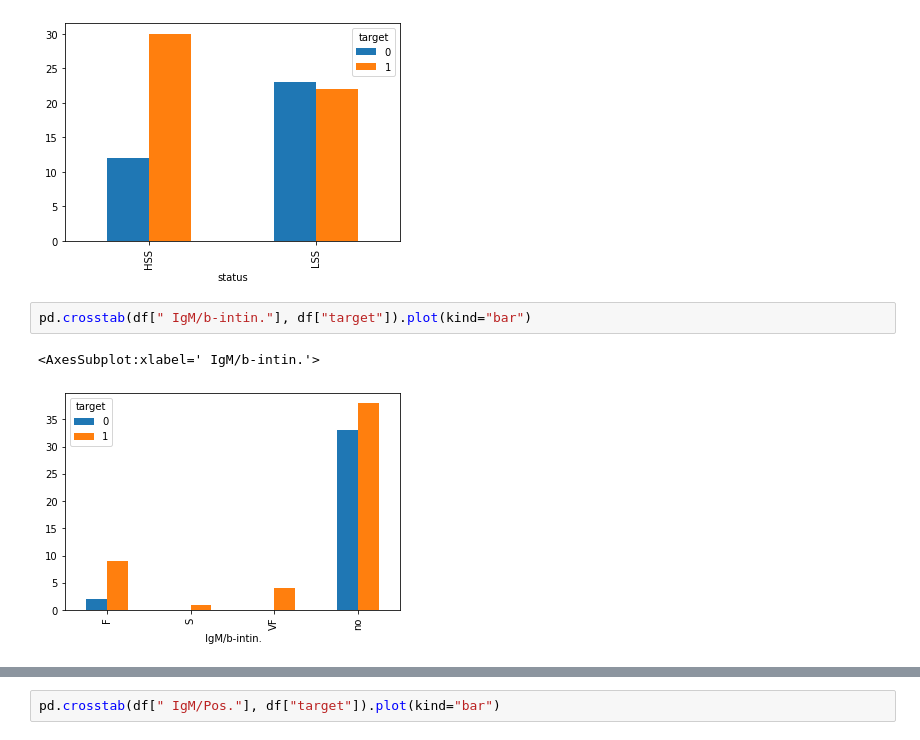
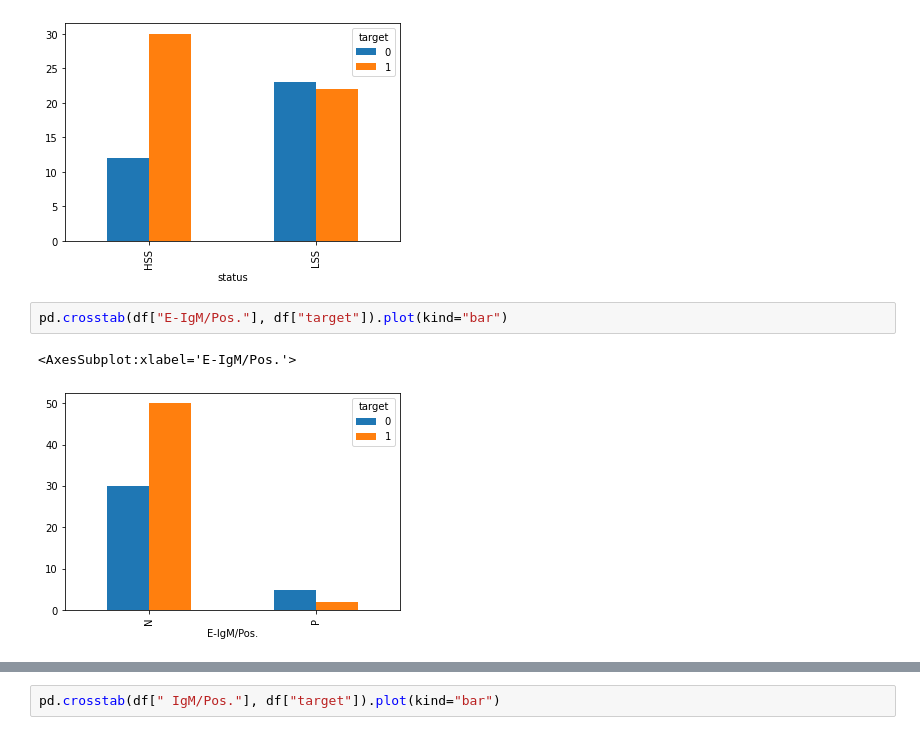
Before and after one commit to fasemoreakinyemi/2021-09-23-Digital_Cooperation_Fellowship_Project, a Jupyter notebook: analysis_folder/analysis_second_dataset.ipynb, the cells around one changed output, grey strips where cells are left out. Drawn from its saved outputs; the diff is of its cells as text.

```diff
--- a/analysis_folder/analysis_second_dataset.ipynb
+++ b/analysis_folder/analysis_second_dataset.ipynb
@@ -119,7 +182,7 @@ pd.crosstab(df["status"], df["target"]).plot(kind="bar")
 <AxesSubplot:xlabel='status'>
 [figure]
 # %%
-pd.crosstab(df[" IgM/b-intin."], df["target"]).plot(kind="bar")
+pd.crosstab(df["E-IgM/Pos."], df["target"]).plot(kind="bar")
 # %% [output]
-<AxesSubplot:xlabel=' IgM/b-intin.'>
+<AxesSubplot:xlabel='E-IgM/Pos.'>
-[figure, old version]
+[figure, new version]
```
Also changed, not shown: parts of 10 cells of this notebook, 1 other file.
